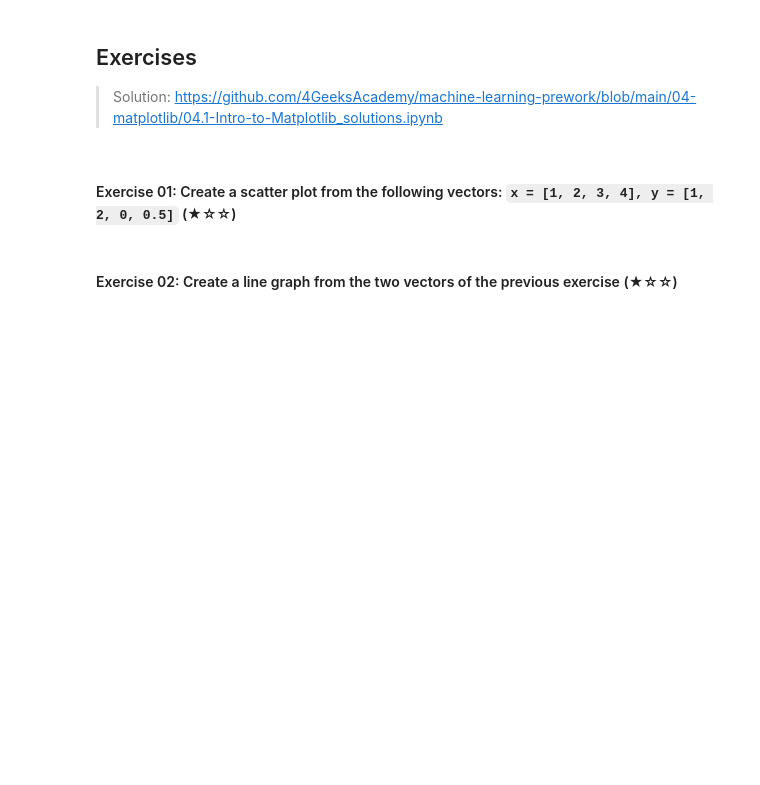
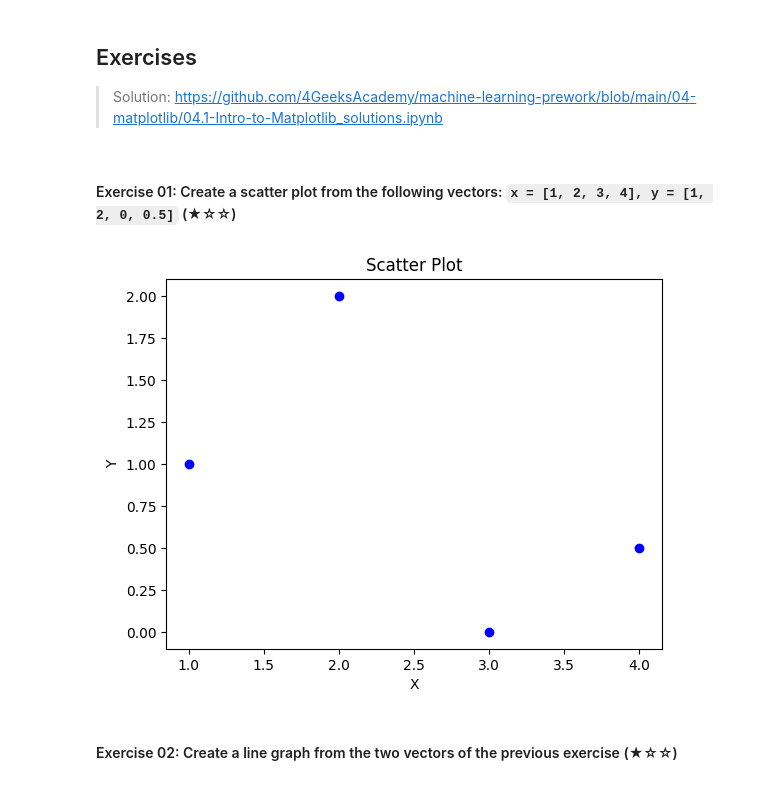
Before and after one commit to remelop03/machine-learning-prework, a Jupyter notebook: 04-matplotlib/04.1-Intro-to-Matplotlib.ipynb, the cells around one changed output. Drawn from its saved outputs; the diff is of its cells as text; code cells hidden in the pictures; blank space fills up the shorter version.

```diff
--- a/04-matplotlib/04.1-Intro-to-Matplotlib.ipynb
+++ b/04-matplotlib/04.1-Intro-to-Matplotlib.ipynb
@@ -218,5 +257,21 @@ plt.show()
 > Solution: https://github.com/4GeeksAcademy/machine-learning-prework/blob/main/04-matplotlib/04.1-Intro-to-Matplotlib_solutions.ipynb
 # %% [markdown]
 #### Exercise 01: Create a scatter plot from the following vectors: `x = [1, 2, 3, 4], y = [1, 2, 0, 0.5]` (★☆☆)
+# %%
+import matplotlib.pyplot as plt
+# Data
+x = [1, 2, 3, 4]
+y = [1, 2, 0, 0.5]
+# Create the Scatter Chart
+plt.scatter(x, y, marker = 'o', color = 'blue')
+# Customize the Chart
+plt.title('Scatter Plot')
+plt.xlabel('X')
+plt.ylabel('Y')
+# Display the Chart
+plt.tight_layout
+plt.show()
+# %% [output]
+[figure, added]
 # %% [markdown]
 #### Exercise 02: Create a line graph from the two vectors of the previous exercise (★☆☆)
```
Also changed, not shown: parts of 12 cells of this notebook.
